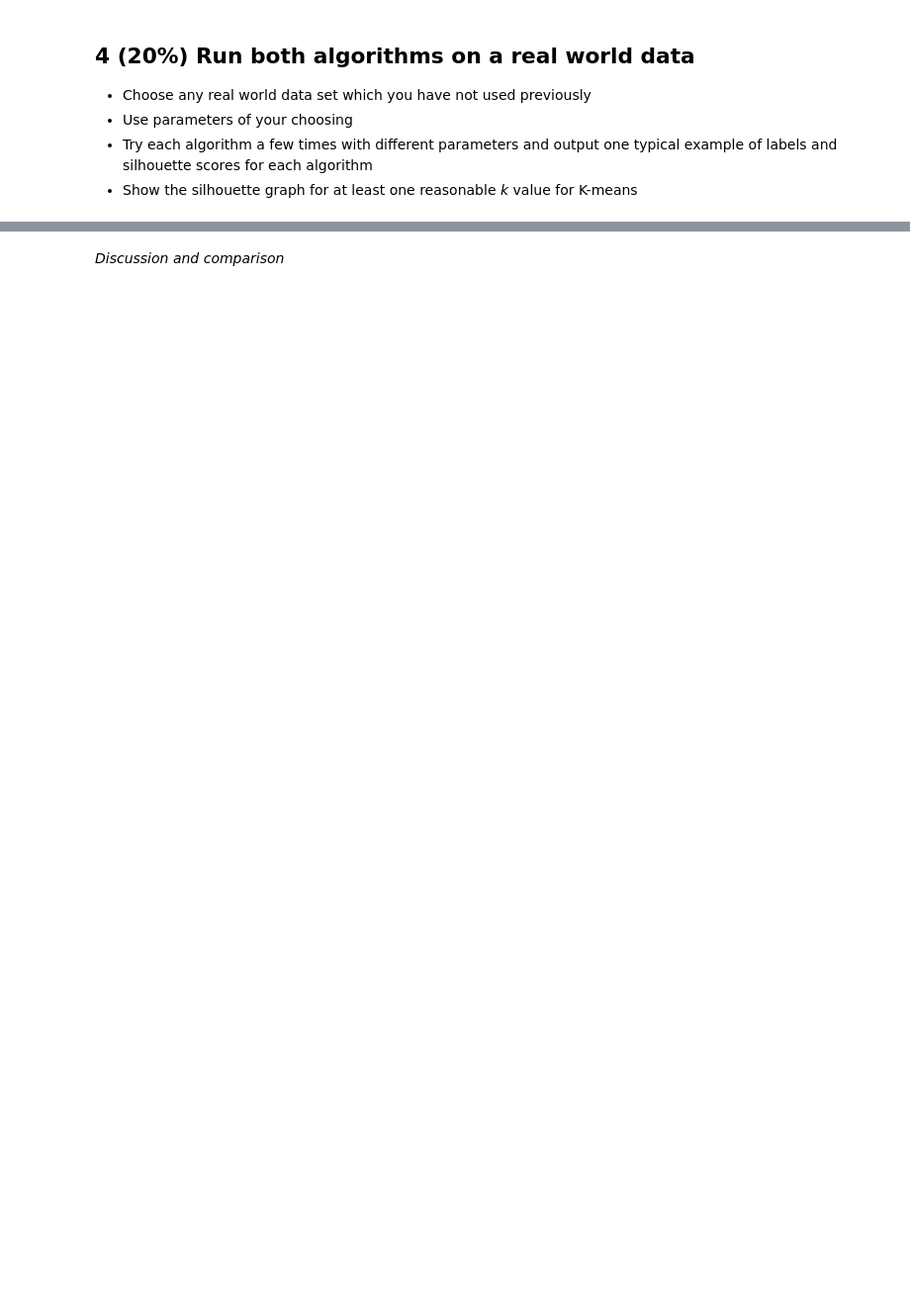
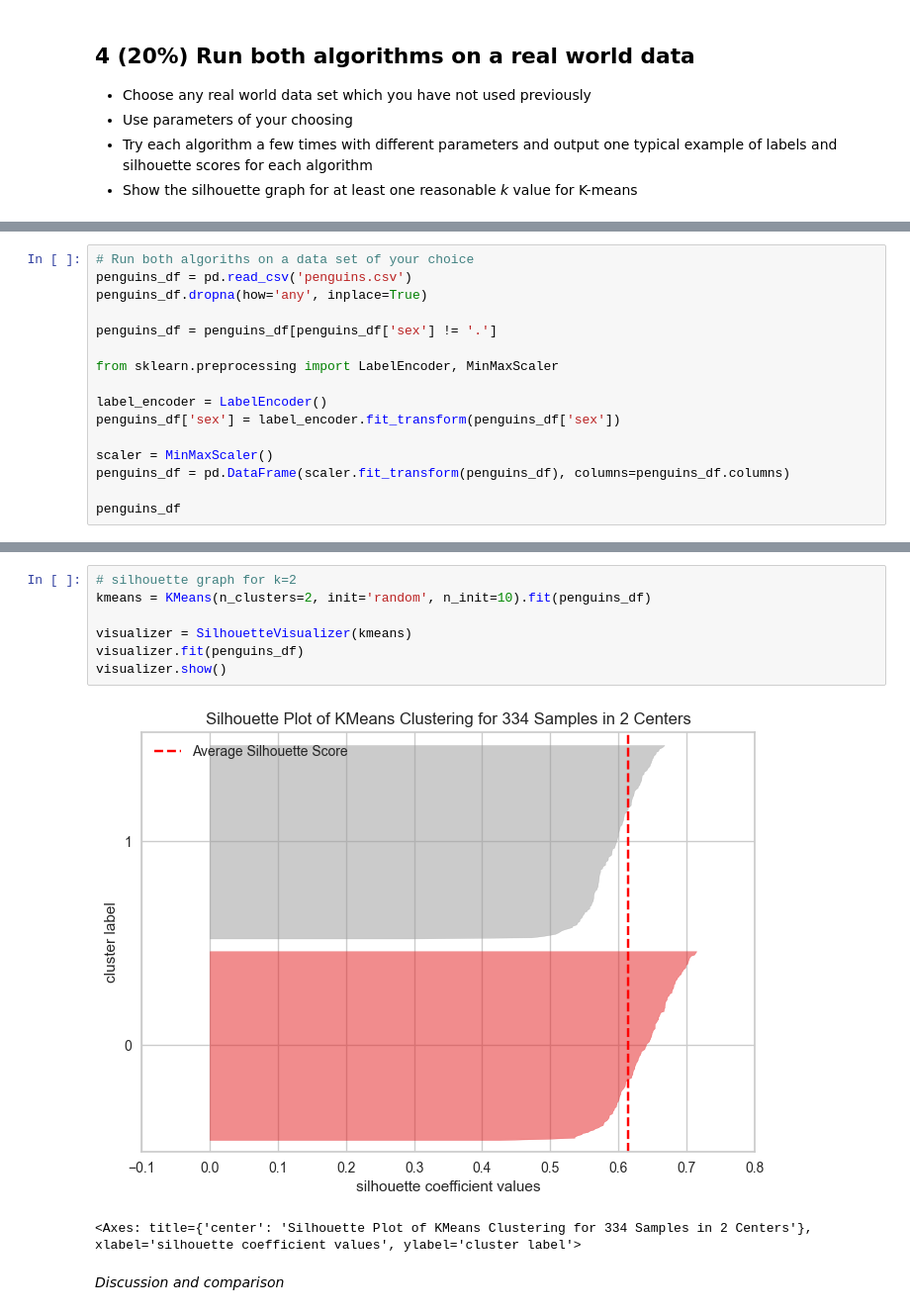
Before and after one commit to henderj/cs270-labs, a Jupyter notebook: clustering/Clustering_Lab.ipynb, the cells around one changed output, grey strips where cells are left out. Shown: that part at 99% size. Drawn from its saved outputs; the diff is of its cells as text; blank space fills up the shorter version.

```diff
--- a/clustering/Clustering_Lab.ipynb
+++ b/clustering/Clustering_Lab.ipynb
@@ -242,0 +323,16 @@ It's between the k=2 and k=3 graphs, but the k=2 graph is slightly better. The s
+# %%
+# Run both algoriths on a data set of your choice
+penguins_df = pd.read_csv('penguins.csv')
+penguins_df.dropna(how='any', inplace=True)
+
+penguins_df = penguins_df[penguins_df['sex'] != '.']
+
+from sklearn.preprocessing import LabelEncoder, MinMaxScaler
+
+label_encoder = LabelEncoder()
+penguins_df['sex'] = label_encoder.fit_transform(penguins_df['sex'])
+
+scaler = MinMaxScaler()
+penguins_df = pd.DataFrame(scaler.fit_transform(penguins_df), columns=penguins_df.columns)
+
+penguins_df
@@ -243,2 +405,12 @@ It's between the k=2 and k=3 graphs, but the k=2 graph is slightly better. The s
+# %%
+# silhouette graph for k=2
+kmeans = KMeans(n_clusters=2, init='random', n_init=10).fit(penguins_df)
+
+visualizer = SilhouetteVisualizer(kmeans)
+visualizer.fit(penguins_df)
+visualizer.show()
+# %% [output]
+[figure, added]
+<Axes: title={'center': 'Silhouette Plot of KMeans Clustering for 334 Samples in 2 Centers'}, xlabel='silhouette coefficient values', ylabel='cluster label'>
 # %% [markdown]
 *Discussion and comparison*
```
Also changed, not shown: parts of 10 cells of this notebook, 1 other file.
